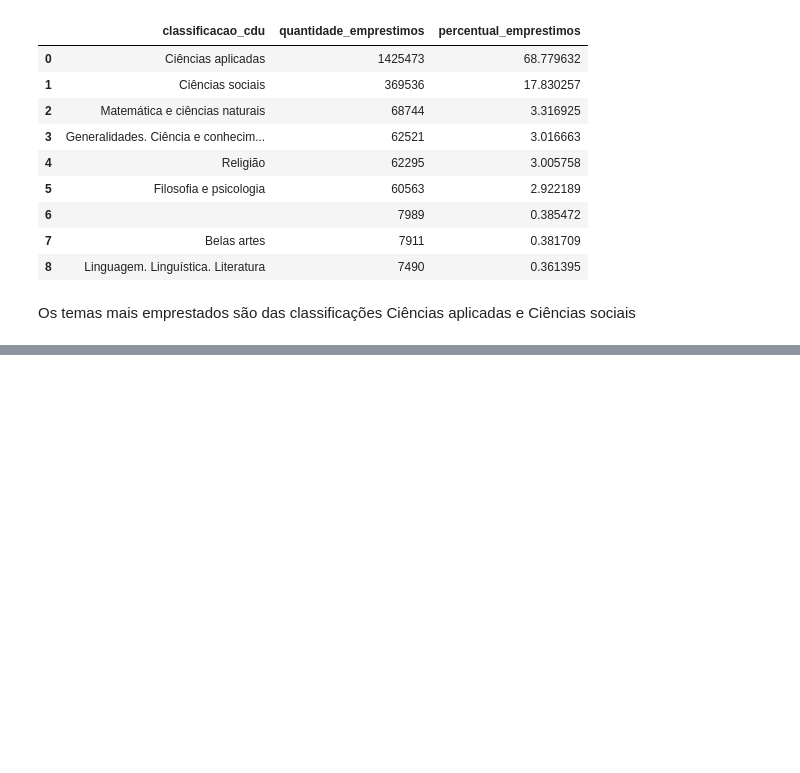
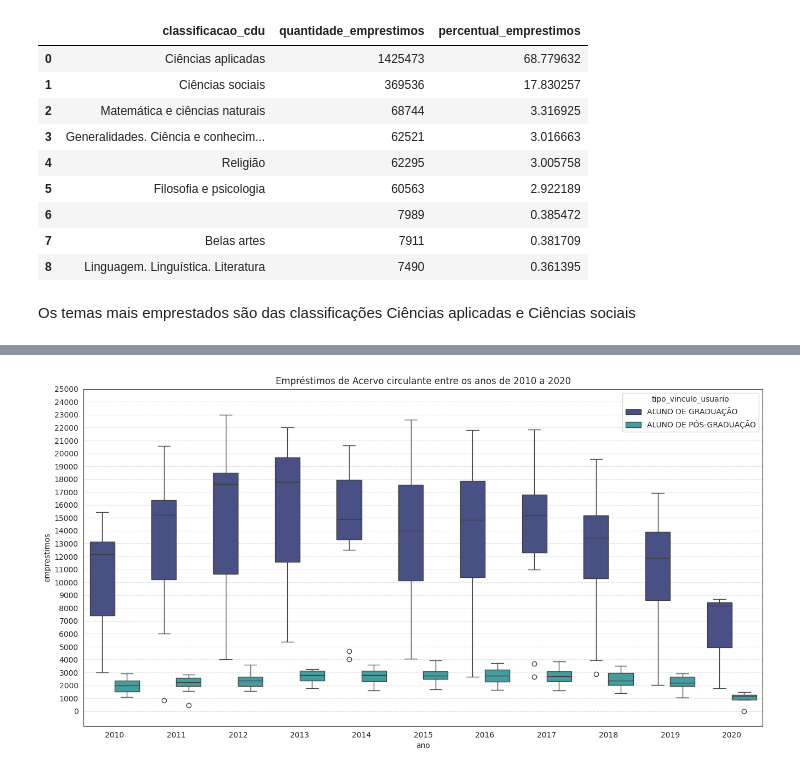
Before and after one commit to MaercioMamedes/_7DaysOfCode_Pandas, a Jupyter notebook: notebooks/analise_exploratoria.ipynb, the cells around one changed output, grey strips where cells are left out. Cells and saved outputs as stored; diff of their text form; code cells hidden in the pictures; blank space fills up the shorter version.

```diff
--- a/notebooks/analise_exploratoria.ipynb
+++ b/notebooks/analise_exploratoria.ipynb
@@ -324,0 +362,25 @@ Os temas mais emprestados são das classificações Ciências aplicadas e Ciênc
+# %%
+# extraindo o ano e mês da coluna data_emprestimo
+
+df_colecao_grad_pos.loc[:, 'ano_emprestimo'] = df_colecao_grad_pos['data_emprestimo'].dt.year
+df_colecao_grad_pos.loc[:, 'mes_emprestimo'] = df_colecao_grad_pos['data_emprestimo'].dt.month
+df_colecao_grad_pos = df_colecao_grad_pos[['id_emprestimo', 'tipo_vinculo_usuario', 'ano_emprestimo', 'mes_emprestimo']]
+
+months_mapping = {
+    1: 'Janeiro',
+    2: 'Fevereiro',
+    3: 'Março',
+    4: 'Abril',
+    5: 'Maio',
+    6: 'Junho',
+    7: 'Julho',
+    8: 'Agosto',
+    9: 'Setembro',
+    10: 'Outubro',
+    11: 'Novembro',
+    12: 'Dezembro'
+}
+df_grad_pos = df_colecao_grad_pos.groupby(['mes_emprestimo', 'ano_emprestimo', 'tipo_vinculo_usuario'])['id_emprestimo'].count().reset_index()
+df_grad_pos.columns = ['mes', 'ano', 'tipo_vinculo_usuario', 'emprestimos']
+df_grad_pos['mes'] = df_grad_pos['mes'].map(months_mapping)
+df_grad_pos
@@ -324,0 +401,18 @@ Os temas mais emprestados são das classificações Ciências aplicadas e Ciênc
+# %%
+# gráfico de empréstimos de Acervo circulantes entre os alunos de graduação e pós gradução entre os anos de 2010 e 2020, por ano
+
+plt.figure(figsize=(16,8))
+ax = sns.boxplot(data=df_grad_pos, x='ano', y='emprestimos', hue='tipo_vinculo_usuario', palette='mako')
+
+# --- DEFININDO AS LINHAS DE 1000 EM 1000 ---
+# Pegamos o valor mínimo e máximo arredondados para garantir que a grade cubra tudo
+ymin, ymax = ax.get_ylim()
+ticks = np.arange(0, np.ceil(ymax/1000)*1000 + 1000, 1000)
+
+ax.set_yticks(ticks)
+# Adicionando a grade horizontal manualmente para maior controle
+ax.yaxis.grid(True, linestyle='--', alpha=0.7, color='lightgrey')
+plt.title("Empréstimos de Acervo circulante entre os anos de 2010 a 2020")
+plt.show()
+# %% [output]
+[figure, added]
```
Also changed, not shown: parts of 7 cells of this notebook, 3 other files.
